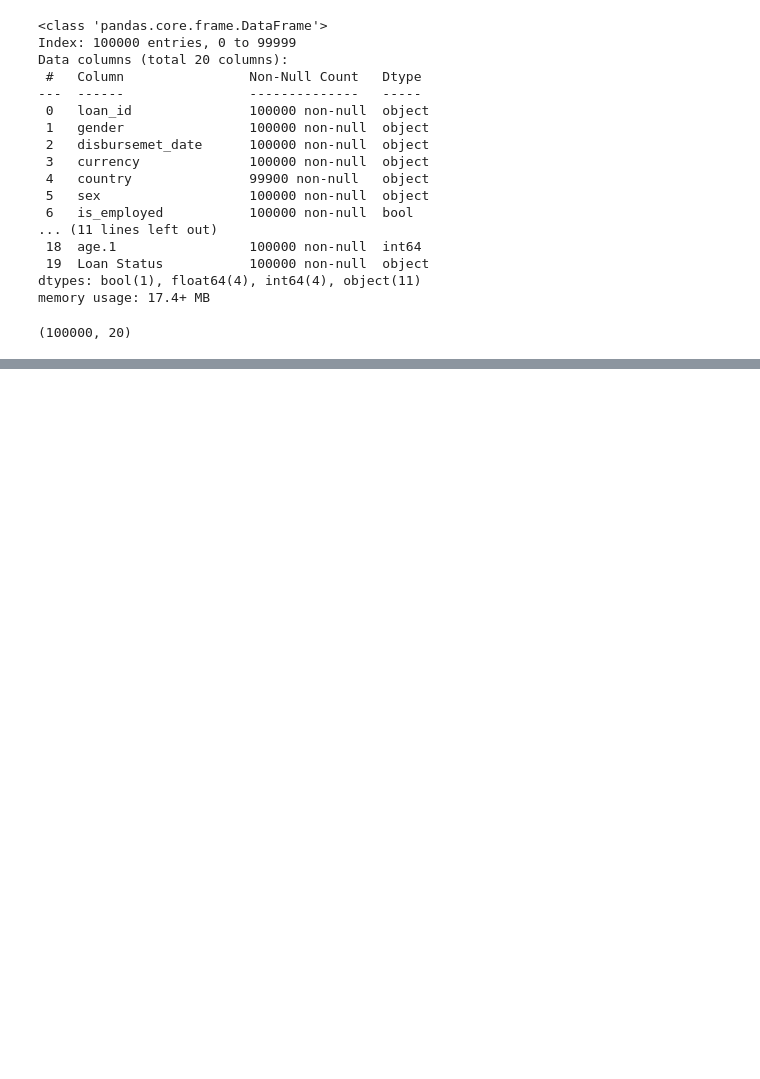
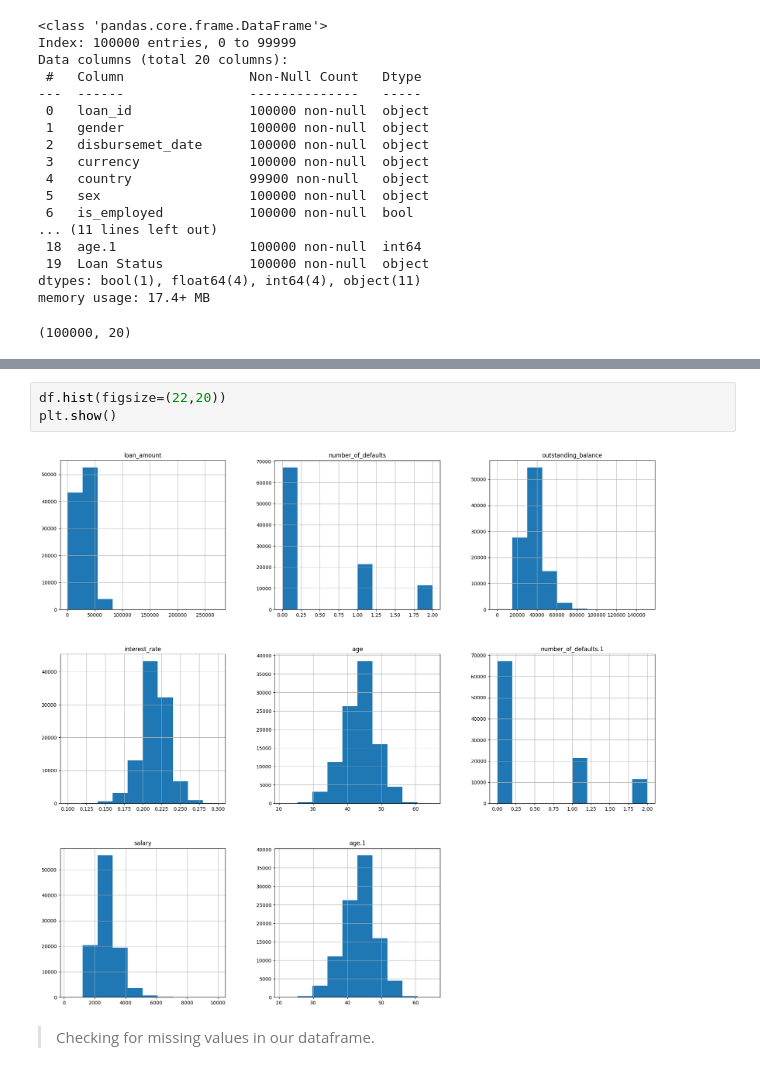
Before and after one commit to RonChits/Default-Probability, a Jupyter notebook: Default_Probability.ipynb, the cells around one changed output, grey strips where cells are left out. Cells and saved outputs as stored; diff of their text form; blank space fills up the shorter version.

```diff
--- a/Default_Probability.ipynb
+++ b/Default_Probability.ipynb
@@ -210,0 +232,8 @@ memory usage: 17.4+ MB
+# %%
+df.hist(figsize=(22,20))
+plt.show()
+# %% [output]
+[figure, added]
+# %% [markdown]
+
+> Checking for missing values in our dataframe.
```
Also changed, not shown: parts of 12 cells of this notebook.
